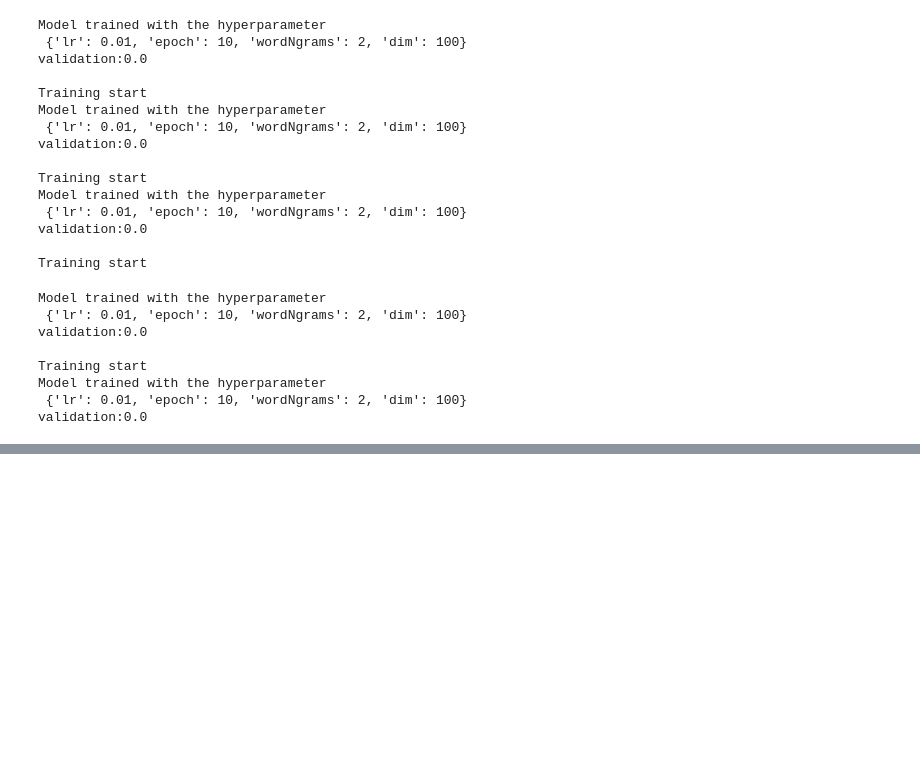
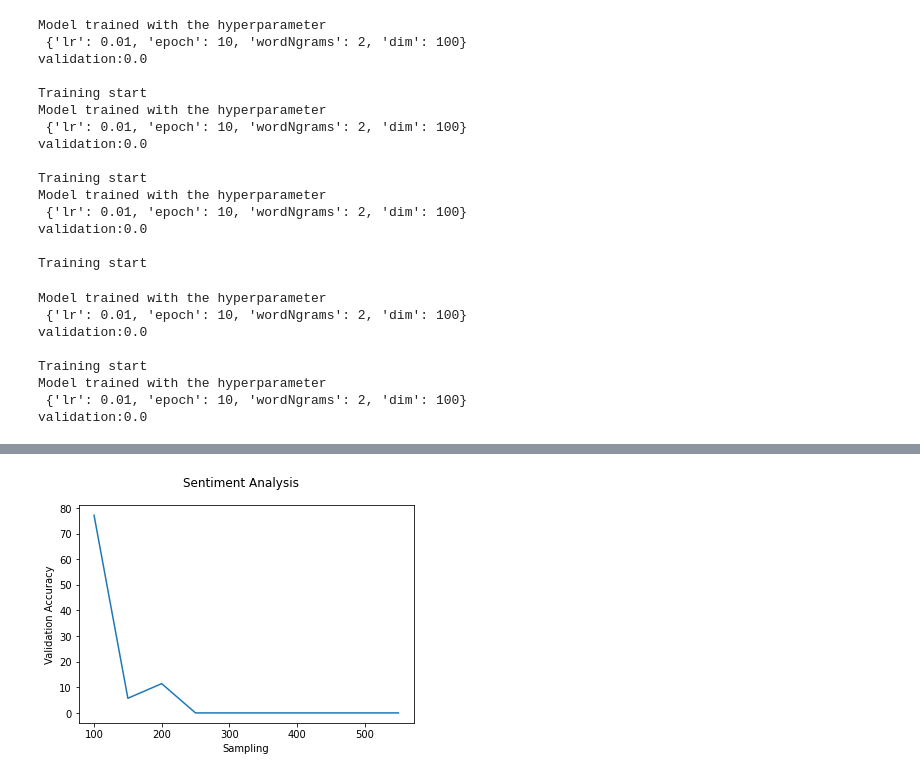
Before and after one commit to TejaAkasapu/Medical-Tweets-Analysis, a Jupyter notebook: Sentiment_Analysis_FastText.ipynb, the cells around one changed output, grey strips where cells are left out. Saved outputs shown, nothing was run; the diff lists cells and outputs as text; code cells hidden in the pictures; blank space fills up the shorter version.

Commit message:
Graph heading changed

```diff
--- a/Sentiment_Analysis_FastText.ipynb
+++ b/Sentiment_Analysis_FastText.ipynb
@@ -299,6 +299,7 @@ with open('SE_valid.txt', 'w') as txtoutfile:
     if tweet[1][1] == 1 and tweet_txt != "":
       txtoutfile.write('__label__'+str(tweet[1][1])+"\t"+ tweet_txt+'\n' )
 # %%
+results = []
 def train(training_data_path,validation_data_path,samples=1):
     print('Training start')
     hyper_params = {"lr": 0.01,
@@ -313,7 +314,7 @@ def train(training_data_path,validation_data_path,samples=1):
       for tweet in dataframe.iterrows():
         if tweet[1][1] == 0:
           count = count+1
-        if tweet[1][1] == 0 and count > 100+50*samples:
+        if tweet[1][1] == 0 and count > 100 + 50*samples:
           continue
         tweet_txt = preprocess_tweet(tweet[1][0])
         if tweet_txt == "":
@@ -329,6 +330,7 @@ def train(training_data_path,validation_data_path,samples=1):
     model_acc_validation_set = model.test(validation_data_path)
 
     # DISPLAY ACCURACY OF TRAINED MODEL
+    results.append(model_acc_validation_set)
     text_line =  "validation:" + str(model_acc_validation_set[1]) + '\n'
     print(text_line)
 # %%
@@ -384,3 +386,8 @@ Training start
 Model trained with the hyperparameter
  {'lr': 0.01, 'epoch': 10, 'wordNgrams': 2, 'dim': 100}
 validation:0.0
+# %%
+g = []
+for result in results:
+  print(result)
+  g.append(result[1]*100)
@@ -386,0 +405,9 @@ validation:0.0
+# %%
+import matplotlib.pyplot as plt
+plt.plot(list(range(100,100+50*len(g),50)),g)
+plt.ylabel('Validation Accuracy')
+plt.xlabel('Sampling')
+plt.suptitle('Sentiment Analysis')
+plt.show()
+# %% [output]
+[figure, added]
```
Also changed, not shown: parts of 2 cells of this notebook.
